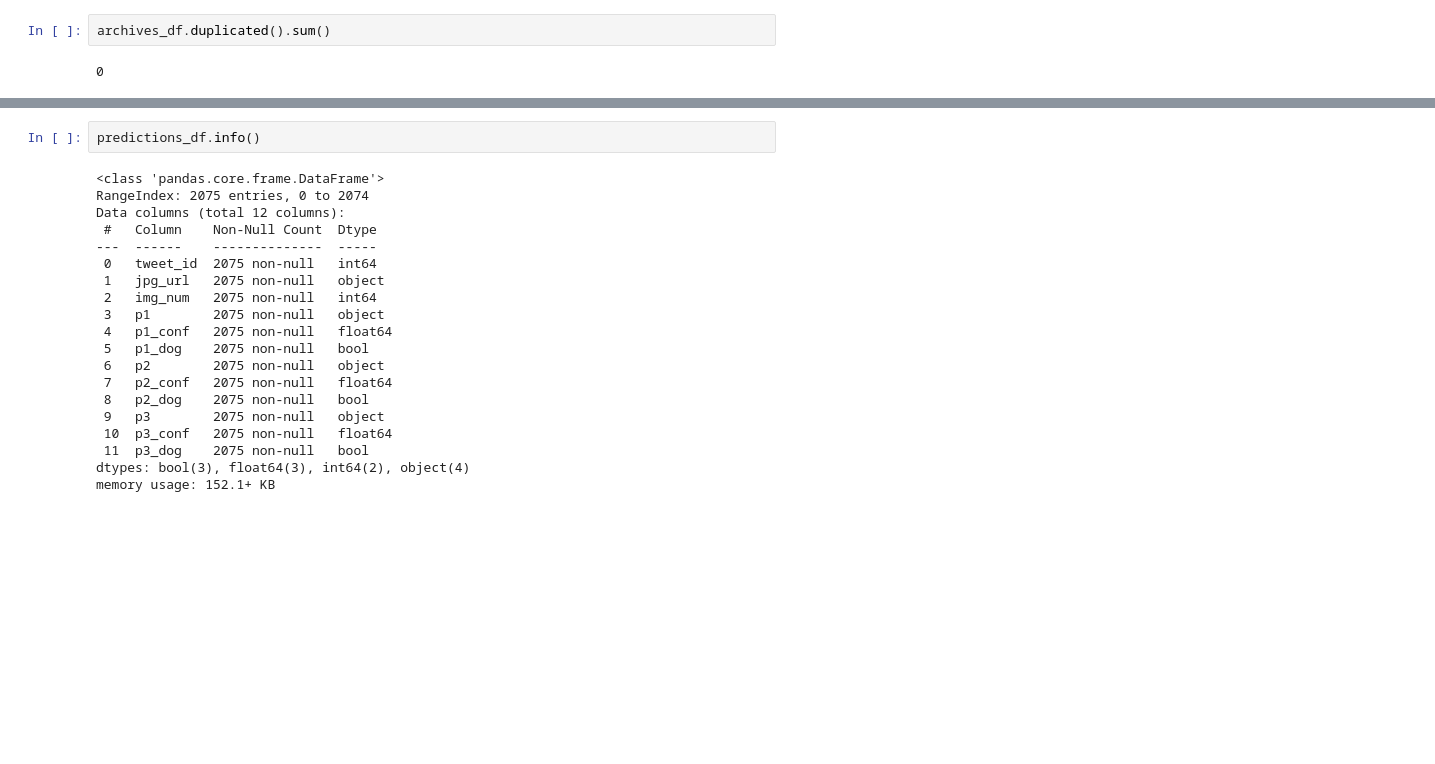
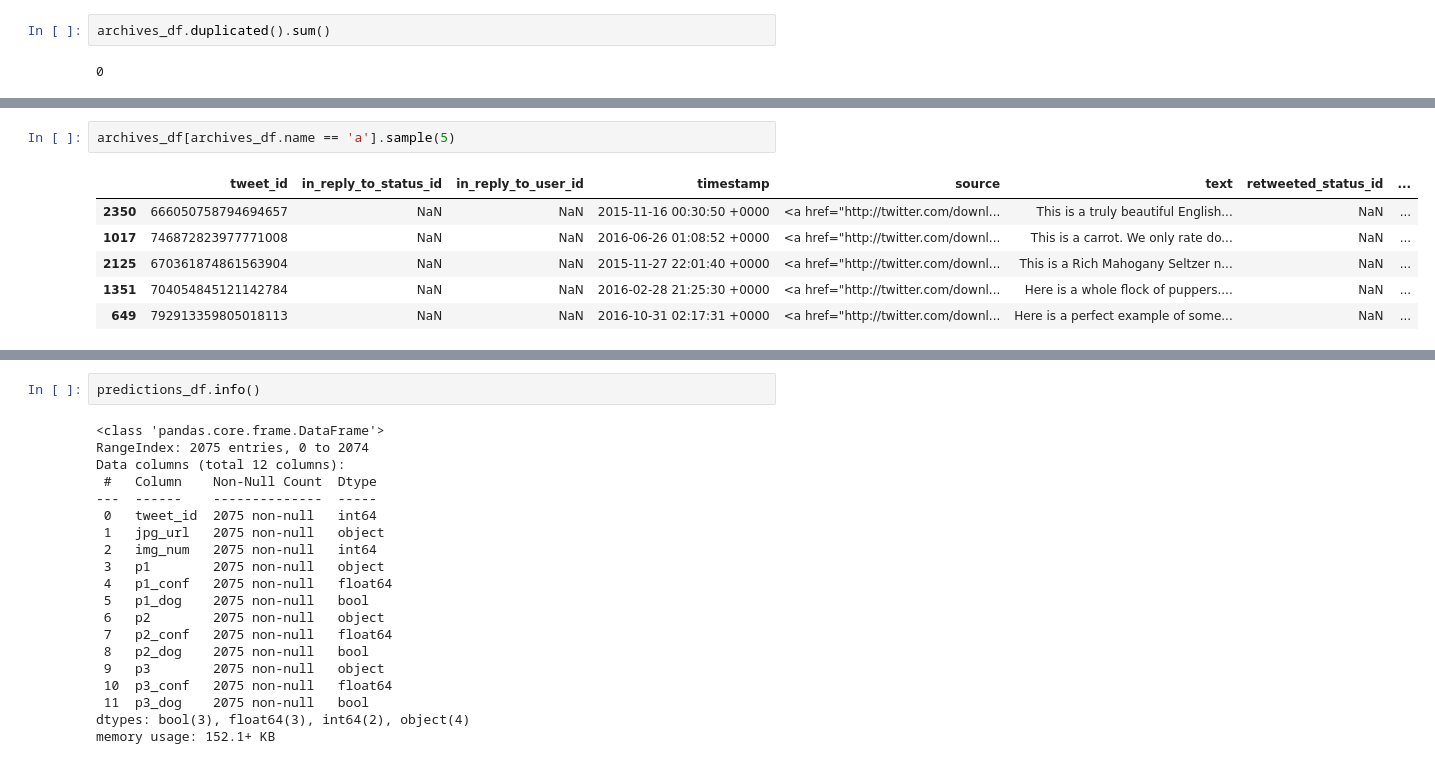
Before and after one commit to zadmainda/WeRateDogs-Data-Analysis, a Jupyter notebook: wrangle_act.ipynb, the cells around one changed output, grey strips where cells are left out. Cells and saved outputs as stored; diff of their text form; blank space fills up the shorter version.

```diff
--- a/wrangle_act.ipynb
+++ b/wrangle_act.ipynb
@@ -295,0 +222,9 @@ predictions_df.sample(10)
+# %%
+archives_df[archives_df.name == 'a'].sample(5)
+# %% [output]
+|  | tweet_id | in_reply_to_status_id | in_reply_to_user_id | timestamp | source | text | retweeted_status_id | ... |
+| 2350 | 666050758794694657 | NaN | NaN | 2015-11-16 00:30:50 +0000 | <a href="http://twitter.com/downl... | This is a truly beautiful English... | NaN | ... |
+| 1017 | 746872823977771008 | NaN | NaN | 2016-06-26 01:08:52 +0000 | <a href="http://twitter.com/downl... | This is a carrot. We only rate do... | NaN | ... |
+| 2125 | 670361874861563904 | NaN | NaN | 2015-11-27 22:01:40 +0000 | <a href="http://twitter.com/downl... | This is a Rich Mahogany Seltzer n... | NaN | ... |
+| 1351 | 704054845121142784 | NaN | NaN | 2016-02-28 21:25:30 +0000 | <a href="http://twitter.com/downl... | Here is a whole flock of puppers.... | NaN | ... |
+| 649 | 792913359805018113 | NaN | NaN | 2016-10-31 02:17:31 +0000 | <a href="http://twitter.com/downl... | Here is a perfect example of some... | NaN | ... |
```
Also changed, not shown: parts of 38 cells of this notebook.
